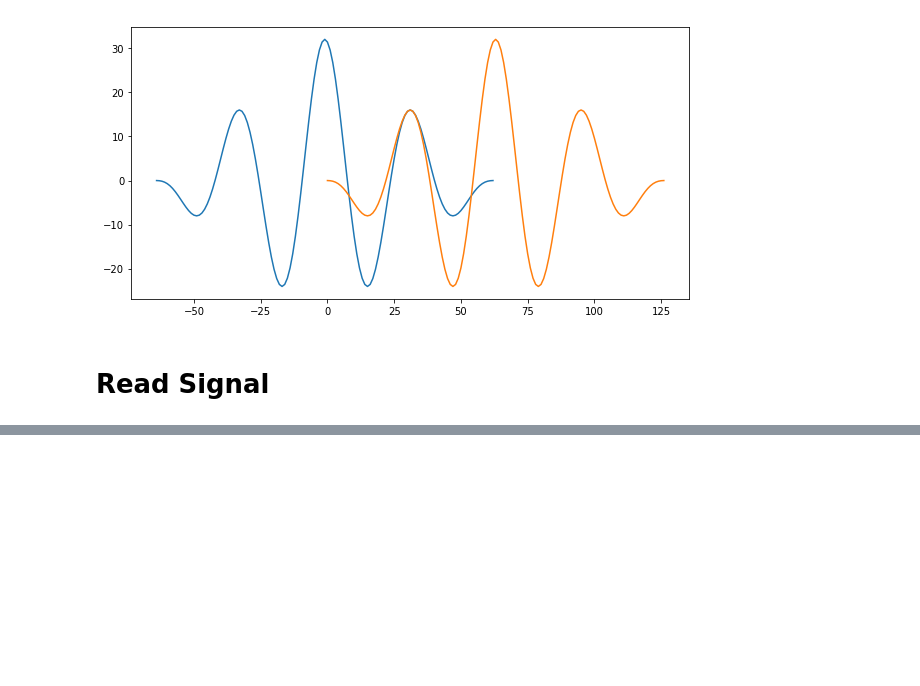
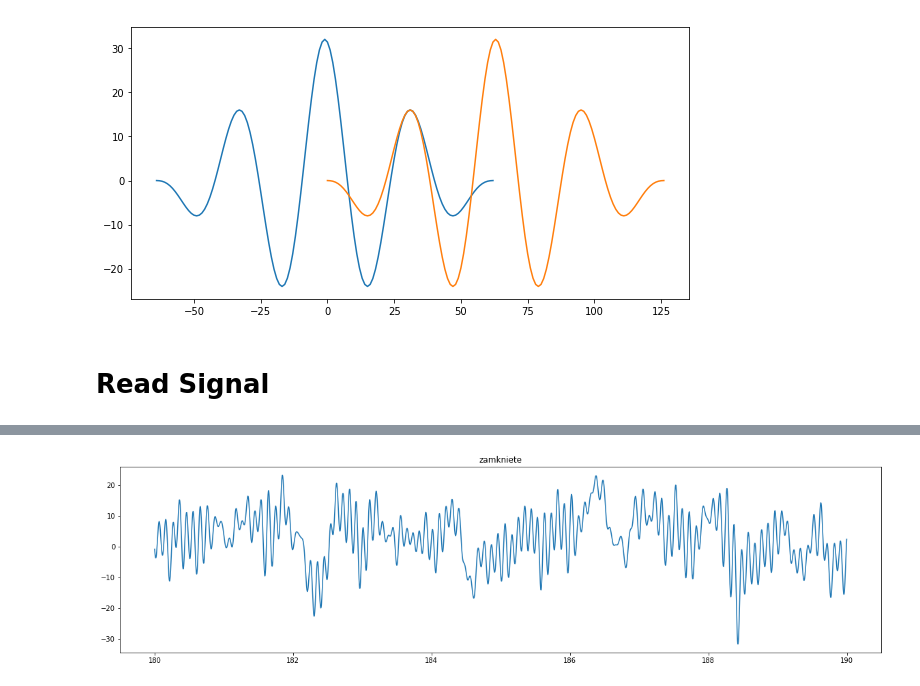
Before and after one commit to PPierzc/PracowniaEEG, a Jupyter notebook: autocorrelate/Cw1.ipynb, the cells around one changed output, grey strips where cells are left out. Cells and saved outputs as stored; diff of their text form; code cells hidden in the pictures; blank space fills up the shorter version.

```diff
--- a/autocorrelate/Cw1.ipynb
+++ b/autocorrelate/Cw1.ipynb
@@ -82,0 +84,2 @@ plt.show()
+# %%
+o2 = read_signals('../../../data/cw1_zamkniete')
@@ -87,0 +114,13 @@ plt.show()
+# %%
+t = np.arange(0, len(o2)) / 1024
+
+start = 3 * 60 * 1024
+
+filt_o2 = filter_signal(o2)[start:start + 1024*10]
+
+plt.figure(figsize=(20, 5))
+plt.plot(t[start:start + 1024*10], filt_o2)
+plt.title('zamkniete')
+plt.show()
+# %% [output]
+[figure, added]
```
Also changed, not shown: parts of 14 cells of this notebook.
